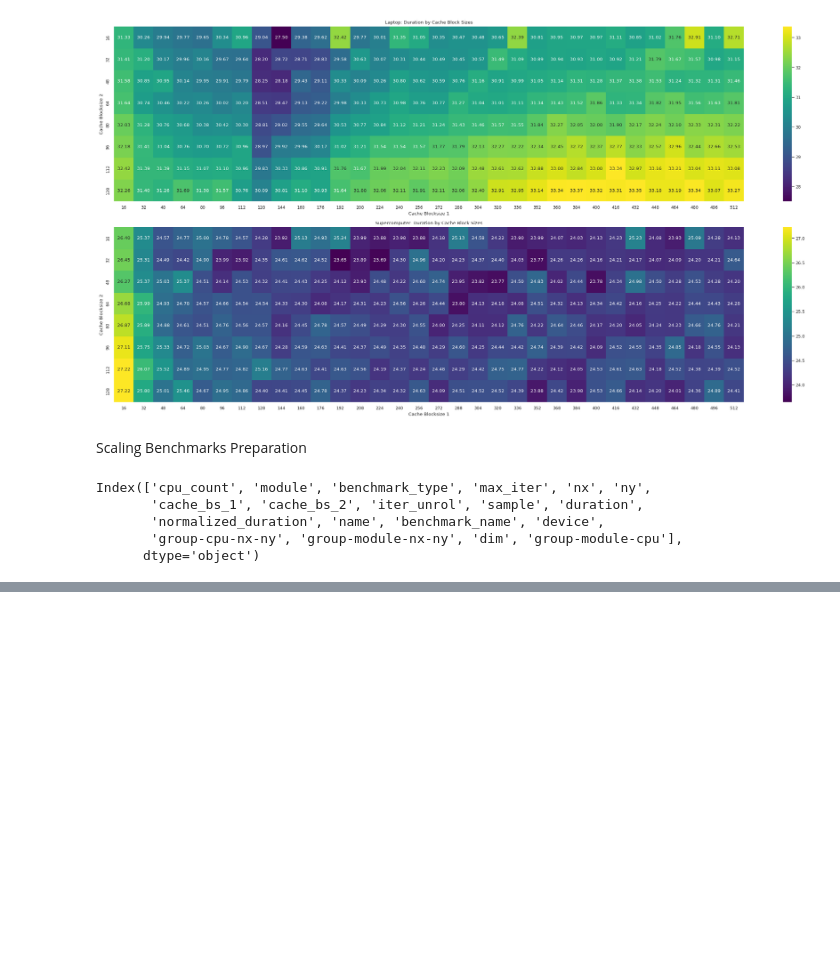
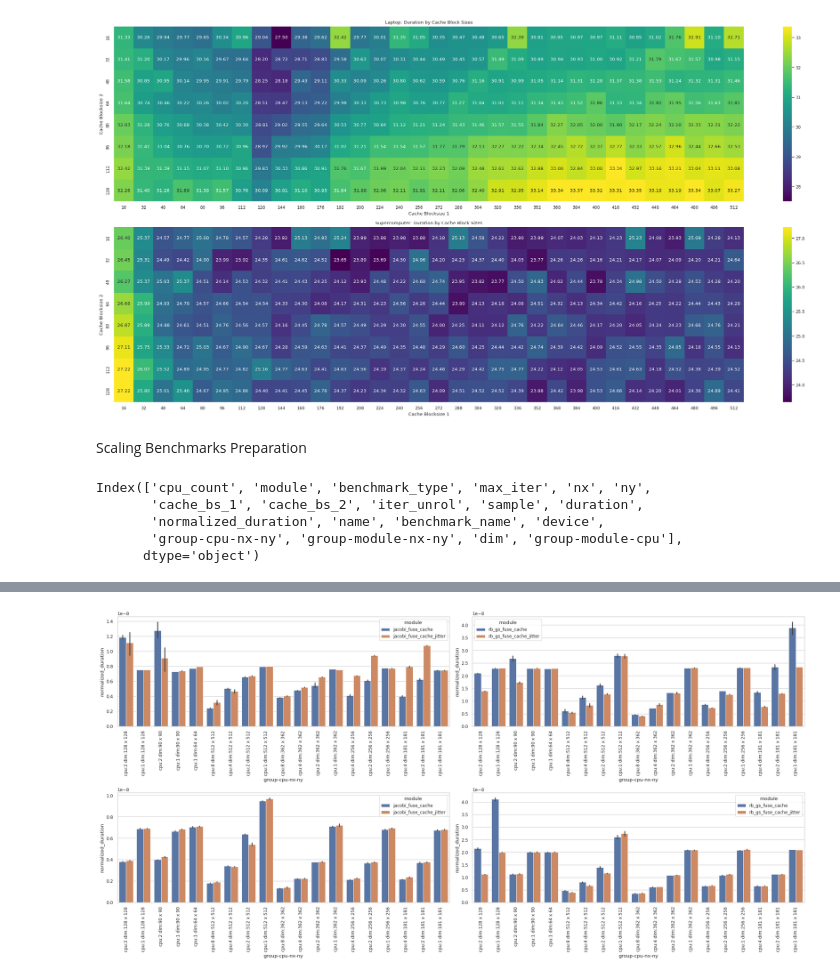
Before and after one commit to MarcelFerrari/Pyroclast, a Jupyter notebook: scripts/thesis/thesis_plots.ipynb, the cells around one changed output, grey strips where cells are left out. Cells and saved outputs as stored; diff of their text form; code cells hidden in the pictures; blank space fills up the shorter version.

Commit message:
+ Added plot for quality of scaling with jitter

```diff
--- a/scripts/thesis/thesis_plots.ipynb
+++ b/scripts/thesis/thesis_plots.ipynb
@@ -375,0 +376,33 @@ with sns.axes_style("whitegrid"):
+# %%
+jitter_set_jacobi = joint_df[joint_df["module"].isin(["jacobi_fuse_cache", "jacobi_fuse_cache_jitter"])]
+j_jacobi_sc = jitter_set_jacobi[jitter_set_jacobi["benchmark_name"].isin(["cpu_small_supercomputer", "cpu_medium_supercomputer"])].dropna(subset=["normalized_duration", "duration"])
+
+jitter_set_rbgs = joint_df[joint_df["module"].isin(["rb_gs_fuse_cache", "rb_gs_fuse_cache_jitter"])]
+j_rbgs_sc = jitter_set_rbgs[jitter_set_rbgs["benchmark_name"].isin(["cpu_small_supercomputer", "cpu_medium_supercomputer"])].dropna(subset=["normalized_duration", "duration"])
+
+jitter_set_jacobi = joint_df[joint_df["module"].isin(["jacobi_fuse_cache", "jacobi_fuse_cache_jitter"])]
+j_jacobi_lt = jitter_set_jacobi[jitter_set_jacobi["benchmark_name"].isin(["cpu_small_laptop", "cpu_medium_laptop"])].dropna(subset=["normalized_duration", "duration"])
+
+jitter_set_rbgs = joint_df[joint_df["module"].isin(["rb_gs_fuse_cache", "rb_gs_fuse_cache_jitter"])]
+j_rbgs_lt = jitter_set_rbgs[jitter_set_rbgs["benchmark_name"].isin(["cpu_small_laptop", "cpu_medium_laptop"])].dropna(subset=["normalized_duration", "duration"])
+
+with sns.axes_style("whitegrid"):
+    fig, ax = plt.subplots(2, 2, figsize=(20, 10))
+
+    # ax = plt.axes()
+    ax[0, 0].tick_params(axis='x', rotation=90)
+    sns.barplot(data=j_jacobi_sc, x="group-cpu-nx-ny", y="normalized_duration", hue="module", ax=ax[0, 0])
+
+    ax[0, 1].tick_params(axis='x', rotation=90)
+    sns.barplot(data=j_rbgs_sc, x="group-cpu-nx-ny", y="normalized_duration", hue="module", ax=ax[0, 1])
+
+    ax[1, 0].tick_params(axis='x', rotation=90)
+    sns.barplot(data=j_jacobi_lt, x="group-cpu-nx-ny", y="normalized_duration", hue="module", ax=ax[1, 0])
+
+    ax[1, 1].tick_params(axis='x', rotation=90)
+    sns.barplot(data=j_rbgs_lt, x="group-cpu-nx-ny", y="normalized_duration", hue="module", ax=ax[1, 1])
+
+    plt.tight_layout()
+    plt.show()
+# %% [output]
+[figure, added]
```
Also changed, not shown: parts of 1 cell of this notebook.
